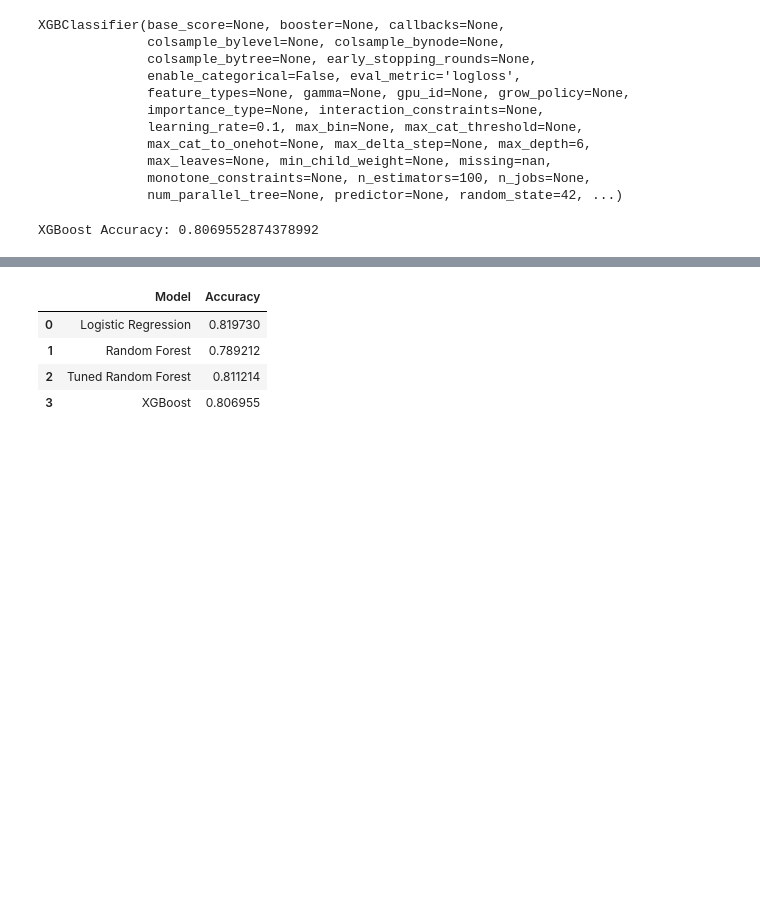
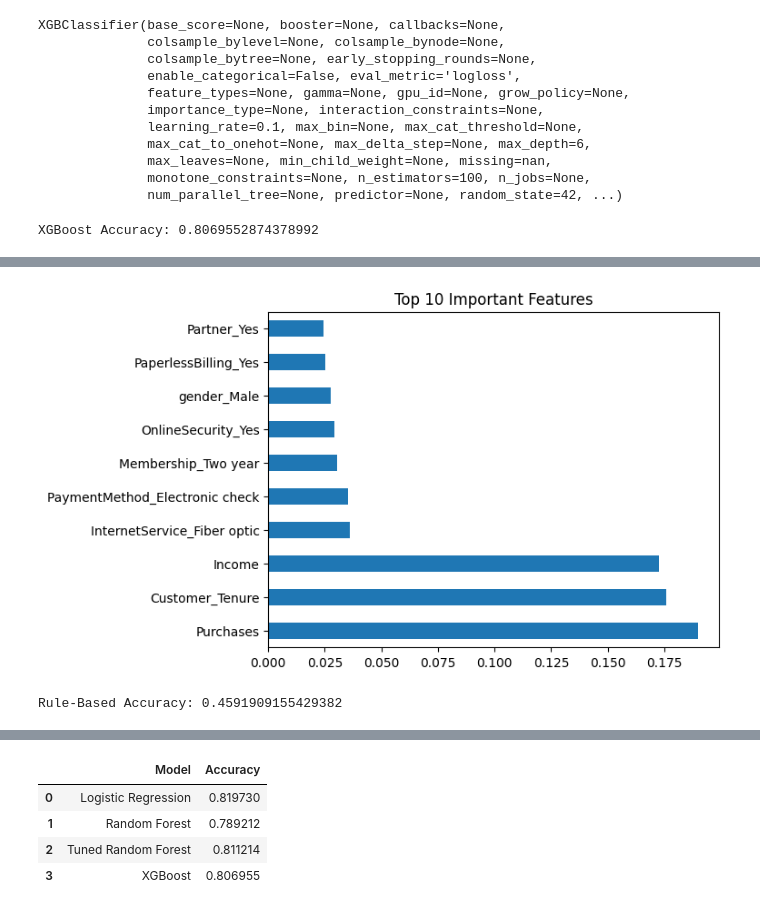
Before and after one commit to Harita2005/customer-churn-ml, a Jupyter notebook: notebooks/01_eda.ipynb, the cells around one changed output, grey strips where cells are left out. Drawn from its saved outputs; the diff is of its cells as text; code cells hidden in the pictures; blank space fills up the shorter version.

```diff
--- a/notebooks/01_eda.ipynb
+++ b/notebooks/01_eda.ipynb
@@ -406,3 +500,10 @@ xgb_accuracy = accuracy_score(y_test, y_pred_xgb)
 print("XGBoost Accuracy:", xgb_accuracy)
 # %% [output]
 XGBoost Accuracy: 0.8069552874378992
+# %%
+import pandas as pd
+
+importance = pd.Series(rf.feature_importances_, index=X.columns)
+importance = importance.sort_values(ascending=False)
+
+print(importance)
@@ -408,0 +528,6 @@ XGBoost Accuracy: 0.8069552874378992
+# %%
+importance.head(10).plot(kind='barh')
+plt.title("Top 10 Important Features")
+plt.show()
+# %% [output]
+[figure, added]
@@ -408,0 +560,7 @@ XGBoost Accuracy: 0.8069552874378992
+# %%
+from sklearn.metrics import accuracy_score
+
+rule_accuracy = accuracy_score(y_test, X_test_rule['Rule_Prediction'])
+print("Rule-Based Accuracy:", rule_accuracy)
+# %% [output]
+Rule-Based Accuracy: 0.4591909155429382
```
Also changed, not shown: parts of 22 cells of this notebook, 14 other files.
